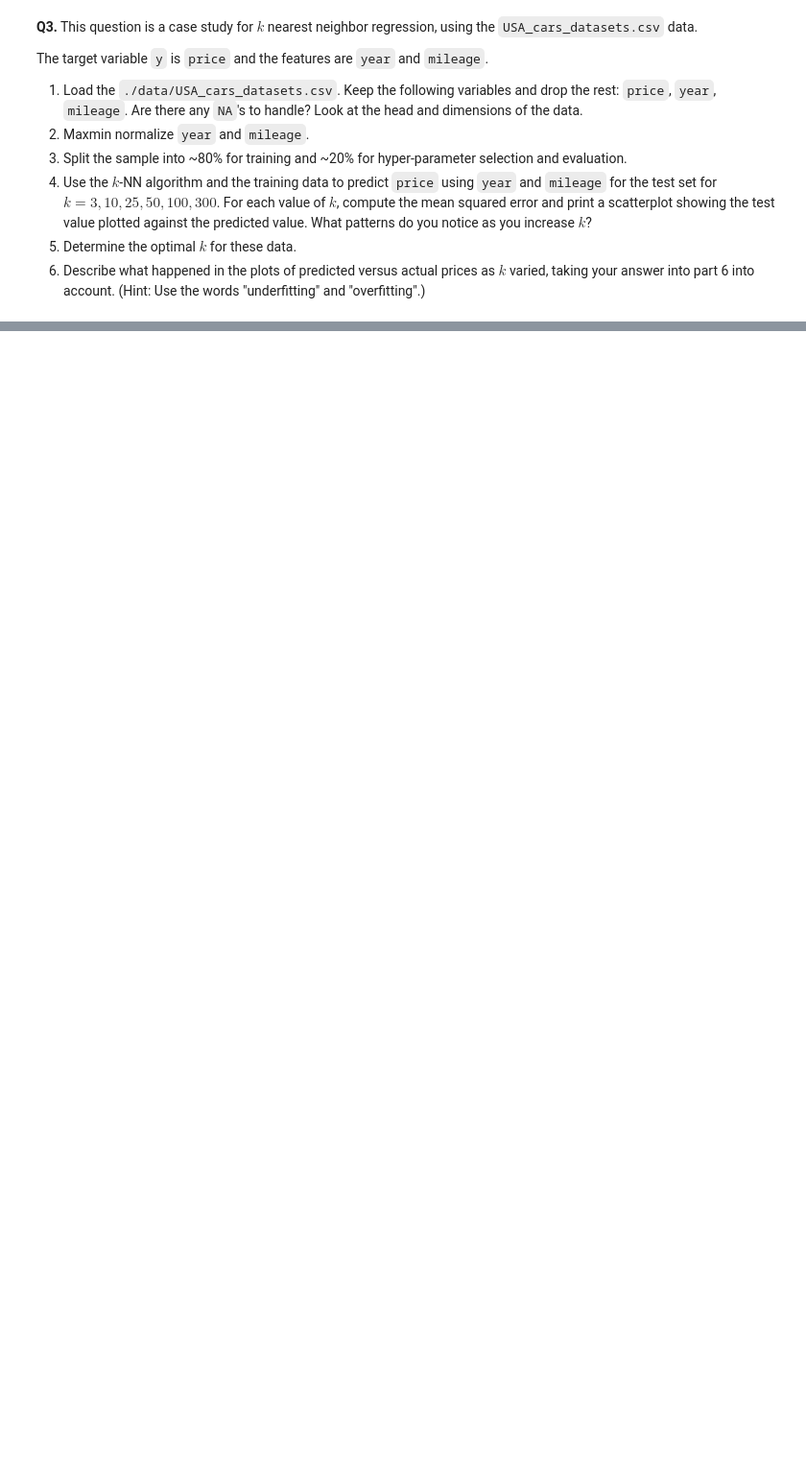
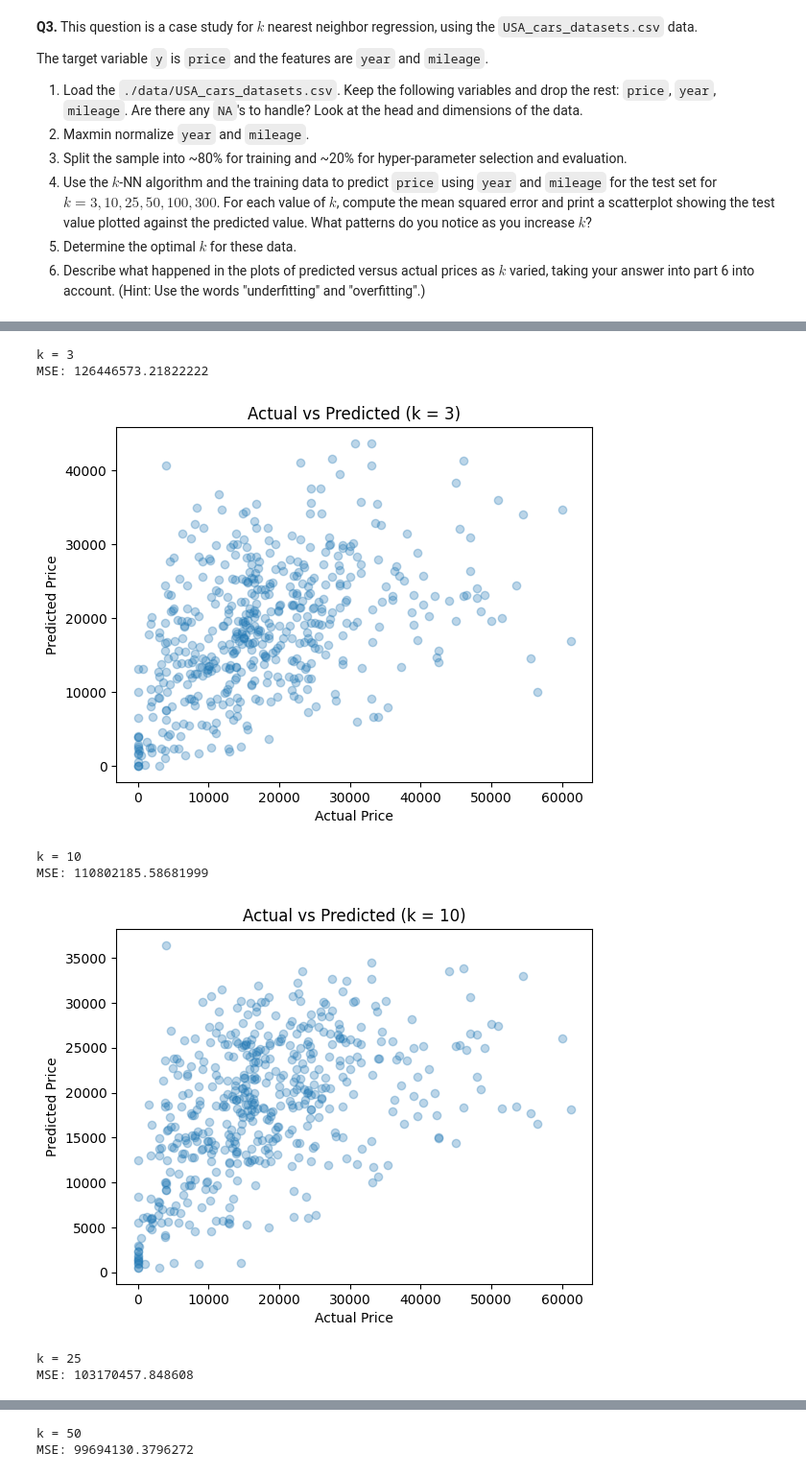
Before and after one commit to richarddo3/undergrad_ml_assignments, a Jupyter notebook: 02_assignment_knn.ipynb, the cells around one changed output, grey strips where cells are left out. Shown at 96% size. Saved outputs shown, nothing was run; the diff lists cells and outputs as text; code cells hidden in the pictures; blank space fills up the shorter version.

```diff
--- a/02_assignment_knn.ipynb
+++ b/02_assignment_knn.ipynb
@@ -94,0 +255,11 @@ The data consist of a label, `class`, taking integer values 1 to 7, the name of
+# %%
+import pandas as pd
+
+# Load data
+df = pd.read_csv("knn/data/USA_cars_datasets.csv")
+
+# Keep only relevant columns
+df = df[['price', 'year', 'mileage']]
+
+# Look at first few rows
+df.head()
@@ -94,0 +332,7 @@ The data consist of a label, `class`, taking integer values 1 to 7, the name of
+# %%
+from sklearn.preprocessing import MinMaxScaler
+
+scaler = MinMaxScaler()
+
+X_train_scaled = scaler.fit_transform(X_train)
+X_test_scaled = scaler.transform(X_test)
@@ -94,0 +349,34 @@ The data consist of a label, `class`, taking integer values 1 to 7, the name of
+# %%
+import numpy as np
+import matplotlib.pyplot as plt
+from sklearn.neighbors import KNeighborsRegressor
+from sklearn.metrics import mean_squared_error
+
+k_values = [3, 10, 25, 50, 100, 300]
+
+for k in k_values:
+    model = KNeighborsRegressor(n_neighbors=k)
+    model.fit(X_train_scaled, y_train)
+
+    y_pred = model.predict(X_test_scaled)
+    mse = mean_squared_error(y_test, y_pred)
+
+    print(f"k = {k}")
+    print("MSE:", mse)
+
+    # Scatterplot
+    plt.figure()
+    plt.scatter(y_test, y_pred, alpha=0.3)
+    plt.xlabel("Actual Price")
+    plt.ylabel("Predicted Price")
+    plt.title(f"Actual vs Predicted (k = {k})")
+    plt.show()
+# %% [output]
+k = 3
+MSE: 126446573.21822222
+[figure, added]
+k = 10
+MSE: 110802185.58681999
+[figure, added]
+k = 25
+MSE: 103170457.848608
@@ -94,0 +384,2 @@ The data consist of a label, `class`, taking integer values 1 to 7, the name of
+k = 50
+MSE: 99694130.3796272
```
Also changed, not shown: parts of 56 cells of this notebook.
